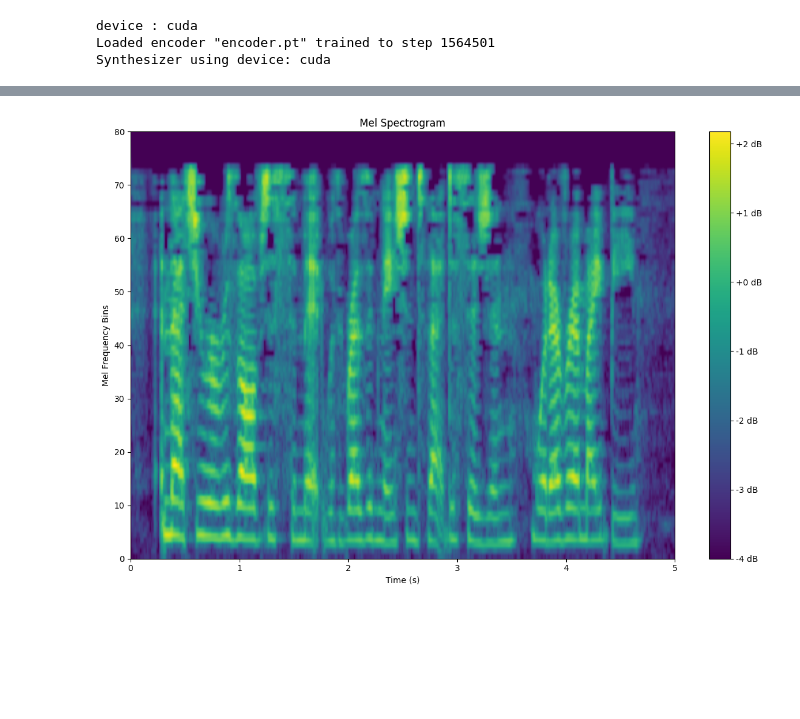
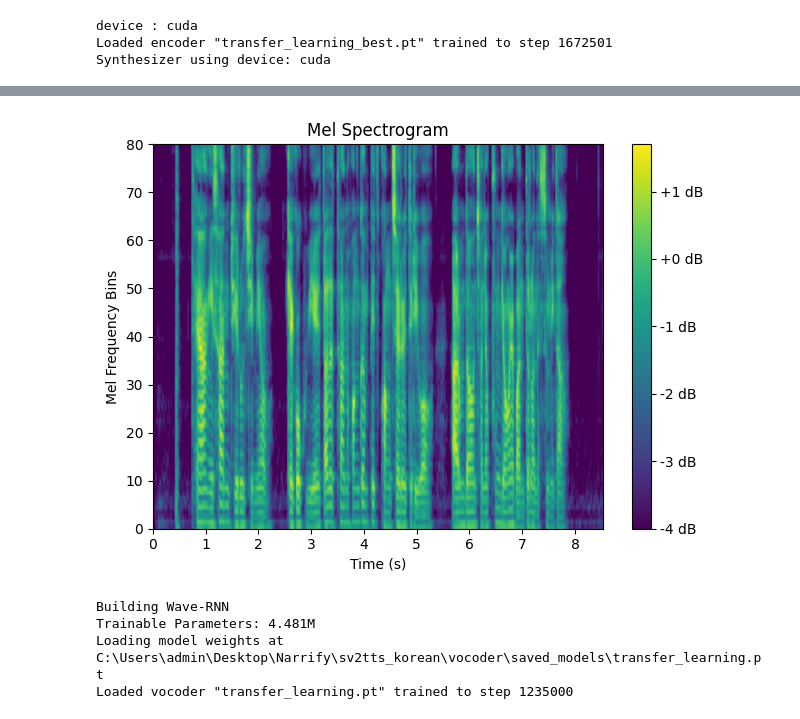
Before and after one commit to Songdam99/sv2tts_korean, a Jupyter notebook: make_mel_spectrogram.ipynb, the cells around one changed output, grey strips where cells are left out. Saved outputs shown, nothing was run; the diff lists cells and outputs as text; code cells hidden in the pictures; blank space fills up the shorter version.

```diff
--- a/make_mel_spectrogram.ipynb
+++ b/make_mel_spectrogram.ipynb
@@ -6,6 +6,9 @@ from pathlib import Path
 import numpy as np
 import matplotlib.pyplot as plt
 from toolbox.utterance import Utterance
+import librosa
+from synthesizer.hparams import hparams
+from IPython.display import Audio, display
 
 def plot_mel_spectrogram(mel_spectrogram, num_mels=80, hop_size=200, sample_rate=16000):
     # 시간 및 주파수 축 계산
@@ -13,7 +16,6 @@ def plot_mel_spectrogram(mel_spectrogram, num_mels=80, hop_size=200, sample_rate
     time_bins = np.linspace(0, num_frames * (hop_size / sample_rate), num_frames)
     mel_bins = np.linspace(0, num_mels, num_mels)
 
-    plt.figure(figsize=(12, 8))
     # 시각화
     plt.imshow(mel_spectrogram, aspect='auto', origin='lower',
                cmap='viridis',
@@ -27,24 +29,47 @@ def plot_mel_spectrogram(mel_spectrogram, num_mels=80, hop_size=200, sample_rate
 
 device = 'cuda' if torch.cuda.is_available() else 'cpu'
 print(f'device : {device}')
-texts = ["안녕하세요 반갑습니다. 제 이름은 랄로입니다."]
+# texts = ["아내가 채식을 시작하기 전까지", "나는 그녀가 특별한 사람이라고 생각한 적이 없었다.", "솔직히 말하자면, 아내를 처음 만났을 때 끌리지도 않았다.",
+#          "크지도 작지도 않은 키, 길지도 짧지도 않은 단발머리,", "각질이 일어난 노르스름한 피부, 외꺼풀 눈에 약간 튀어나온 광대뼈,",
+#          "개성있어 보이는 것을 두려워하는 듯한 무채색의 옷차림."]
+texts = ["보코더 컴에 배치사이즈 육십사로 신디 학습돌려줘"]
 
 # encoder 준비
-encoder_model_path = Path("C:/Users/admin/Desktop/Narrify/Real-Time-Voice-Cloning/saved_models/default/encoder.pt")
+encoder_model_path = Path("C:/Users/admin/Desktop/Narrify/sv2tts_korean/encoder/saved_models/transfer_learning_best.pt")
 enc = encoder.load_model(encoder_model_path, device)
 
 
 # synthesizer 준비
-syn_model_path = Path("C:/Users/admin/Desktop/Narrify/sv2tts_korean/synthesizer/saved_models/synthesizer_second_best_model.pt")
+# syn_model_path = Path("C:/Users/admin/Desktop/Narrify/sv2tts_korean/synthesizer/saved_models/balanced_samples_tranfer_learning_best/balanced_samples_tranfer_learning_best.pt")
+syn_model_path = Path("C:/Users/admin/Desktop/Narrify/sv2tts_korean/synthesizer/saved_models/synthesizer_second/synthesizer_second_best_model.pt")
 synthesizer = Synthesizer(syn_model_path, True)
 
 
 # ref 준비, spec 만들기
-fpath = "C:/Users/admin/Desktop/Narrify_data/test/samples/3575_00000.mp3"
+fpath = Path("C:/Users/admin/Desktop/Narrify_data/test/hee/태양이산뒤로.wav")
 wav = Synthesizer.load_preprocess_wav(fpath)
+# wav = librosa.load(str(fpath), hparams.sample_rate)[0][int(hparams.sample_rate*1.7):]
+# if hparams.rescale:
+#     wav = wav / np.abs(wav).max() * hparams.rescaling_max
+display(Audio(wav, rate=16000))
 spec = synthesizer.make_spectrogram(wav) # ref spec
 plot_mel_spectrogram(spec)
+
+
+# vocoder 준비
+from vocoder import inference as voc
+vocoder_folder_path = Path("C:/Users/admin/Desktop/Narrify/sv2tts_korean/vocoder/saved_models")
+vocoder_fpath = vocoder_folder_path.joinpath("transfer_learning.pt")
+vocoder = voc.load_model(vocoder_fpath)
+
+
+# embeds 추출
+encoder_wav = encoder.preprocess_wav(wav)
+embed, partial_embeds, _ = encoder.embed_utterance(encoder_wav, return_partials=True)
+name = "cheolhee"
+speaker_name = name
+embeds = [embed] * len(texts)
 # %% [output]
 device : cuda
-Loaded encoder "encoder.pt" trained to step 1564501
+Loaded encoder "transfer_learning_best.pt" trained to step 1672501
 Synthesizer using device: cuda
@@ -51,2 +77,6 @@ Synthesizer using device: cuda
-[figure, old version]
+[figure, new version]
+Building Wave-RNN
+Trainable Parameters: 4.481M
+Loading model weights at C:\Users\admin\Desktop\Narrify\sv2tts_korean\vocoder\saved_models\transfer_learning.pt
+Loaded vocoder "transfer_learning.pt" trained to step 1235000
 # %%
```
Also changed, not shown: parts of 4 cells of this notebook.
